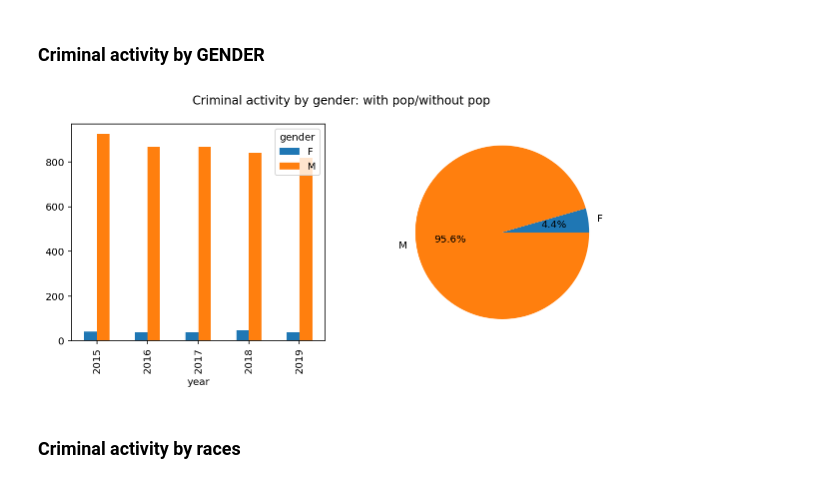
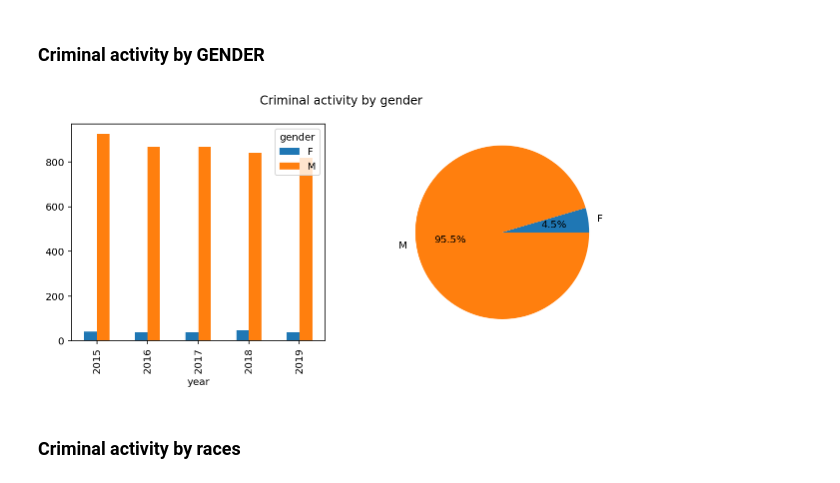
Before and after one commit to javsanbel2/betaproject, a Jupyter notebook: beta_javier.ipynb, the cells around one changed output. Cells and saved outputs as stored; diff of their text form; code cells hidden in the pictures.

```diff
--- a/beta_javier.ipynb
+++ b/beta_javier.ipynb
@@ -167,28 +206,28 @@ plt.show()
 # %%
 # Plot
 fig, (ax1, ax2) = plt.subplots(1, 2)
-fig.suptitle('Criminal activity by gender: with pop/without pop')
+fig.suptitle('Criminal activity by gender')
 
 # Create a copy and get only months from 2015 (maybe better if we add every year)
 ca_gender = df[['year', 'gender']].copy()
 ca_gender = ca_gender.loc[ca_gender["year"] < 2020] # Pull 2020 out
 
 # Group by year & gender
 ca_gender_plot = ca_gender.groupby(["year"])["gender"].value_counts().unstack(level = 1)
 
 # Figure 1
 ca_gender_plot.plot(kind="bar", ax=ax1, figsize=(10, 4))
 
-# Add population
-avg_f = (ca_gender_plot["F"].mean() / total_pop["Women"])
-avg_m = (ca_gender_plot["M"].mean() / total_pop["Men"])
-total = avg_f + avg_m
 
 # Figure 2
-ax2.pie([avg_f/total, avg_m/total], labels=('F','M'), autopct='%1.1f%%')
+pie_m = df[df["gender"] == "M"].count()[0]
+pie_f = df[df["gender"] == "F"].count()[0]
+total = pie_m + pie_f
+
+ax2.pie([pie_f/total, pie_m/total], labels=('F','M'), autopct='%1.1f%%')
 plt.show()
 # %% [output]
-[figure, old version]
+[figure, new version]
 # %% [markdown]
 <h3>Criminal activity by races</h3>
 # %%
```
Also changed, not shown: parts of 19 cells of this notebook.
